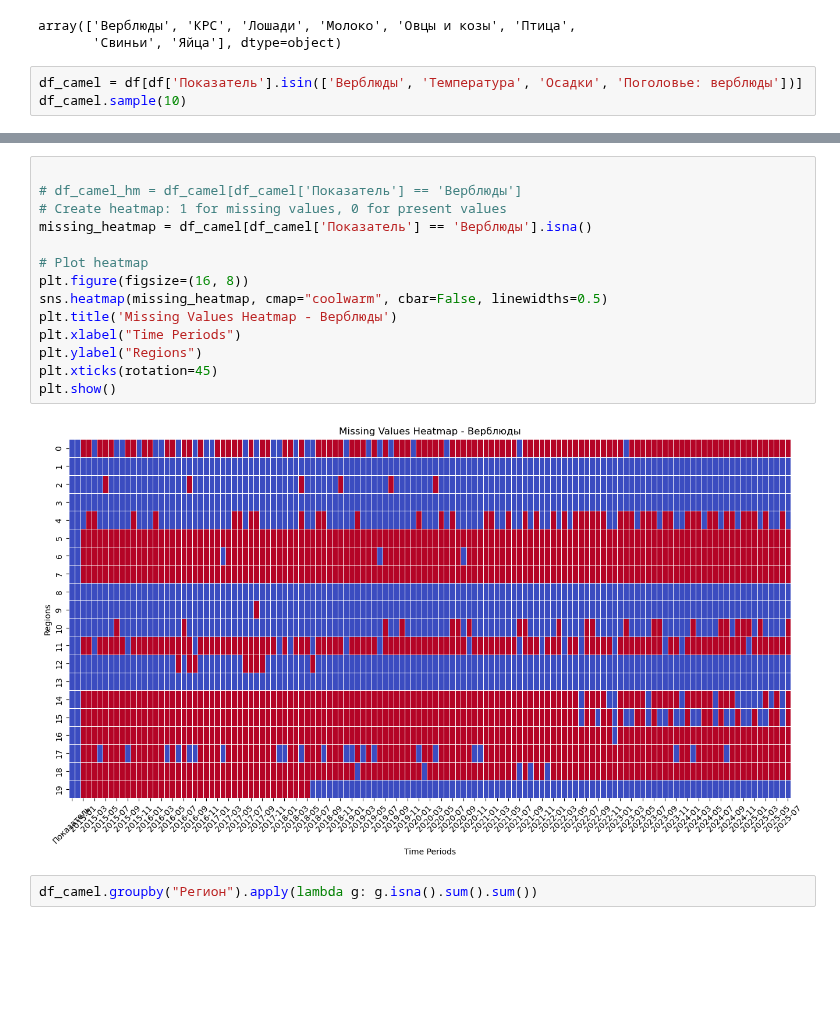
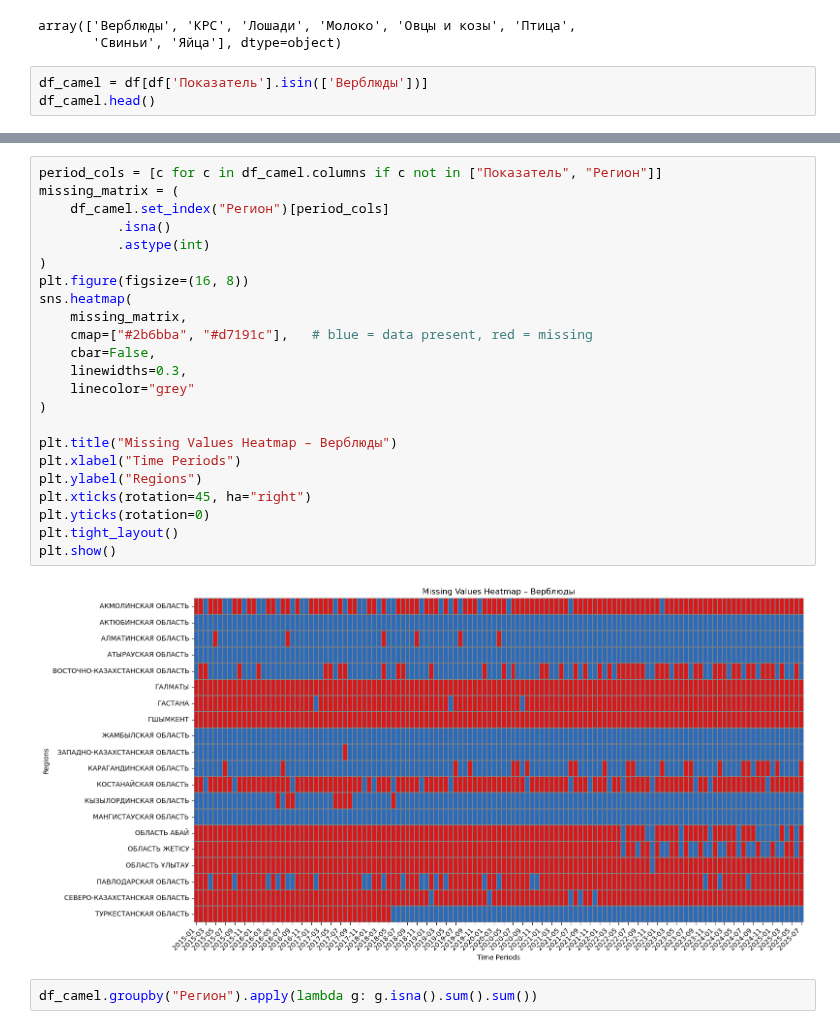
Before and after one commit to Madi147/ICC, a Jupyter notebook: Models/Верблюды/Датасет верблюды copy.ipynb, the cells around one changed output, grey strips where cells are left out. Saved outputs shown, nothing was run; the diff lists cells and outputs as text; blank space fills up the shorter version.

```diff
--- a/Models/Верблюды/Датасет верблюды copy.ipynb
+++ b/Models/Верблюды/Датасет верблюды copy.ipynb
@@ -42,7 +42,7 @@ df['Показатель'].unique()
 array(['Верблюды', 'КРС', 'Лошади', 'Молоко', 'Овцы и козы', 'Птица',
        'Свиньи', 'Яйца'], dtype=object)
 # %%
-df_camel = df[df['Показатель'].isin(['Верблюды', 'Температура', 'Осадки', 'Поголовье: верблюды'])]
-df_camel.sample(10)
+df_camel = df[df['Показатель'].isin(['Верблюды'])]
+df_camel.head()
 # %% [output]
 |  | Показатель | Регион | 2015-01 | 2015-02 | 2015-03 | 2015-04 | 2015-05 | 2015-06 | 2015-07 | 2015-08 | 2015-09 | ... |
@@ -59,19 +54,28 @@ df_camel.sample(10)
 # %%
+period_cols = [c for c in df_camel.columns if c not in ["Показатель", "Регион"]]
+missing_matrix = (
+    df_camel.set_index("Регион")[period_cols]
+          .isna()
+          .astype(int)
+)
+plt.figure(figsize=(16, 8))
+sns.heatmap(
+    missing_matrix,
+    cmap=["#2b6bba", "#d7191c"],   # blue = data present, red = missing
+    cbar=False,
+    linewidths=0.3,
+    linecolor="grey"
+)
 
-# df_camel_hm = df_camel[df_camel['Показатель'] == 'Верблюды']
-# Create heatmap: 1 for missing values, 0 for present values
-missing_heatmap = df_camel[df_camel['Показатель'] == 'Верблюды'].isna()
-
-# Plot heatmap
-plt.figure(figsize=(16, 8))
-sns.heatmap(missing_heatmap, cmap="coolwarm", cbar=False, linewidths=0.5)
-plt.title('Missing Values Heatmap - Верблюды')
+plt.title("Missing Values Heatmap – Верблюды")
 plt.xlabel("Time Periods")
 plt.ylabel("Regions")
-plt.xticks(rotation=45)
+plt.xticks(rotation=45, ha="right")
+plt.yticks(rotation=0)
+plt.tight_layout()
 plt.show()
 # %% [output]
-[figure, old version]
+[figure, new version]
 # %%
 df_camel.groupby("Регион").apply(lambda g: g.isna().sum().sum())
 # %% [output]
```
Also changed, not shown: parts of 2 cells of this notebook, 14 other files.
